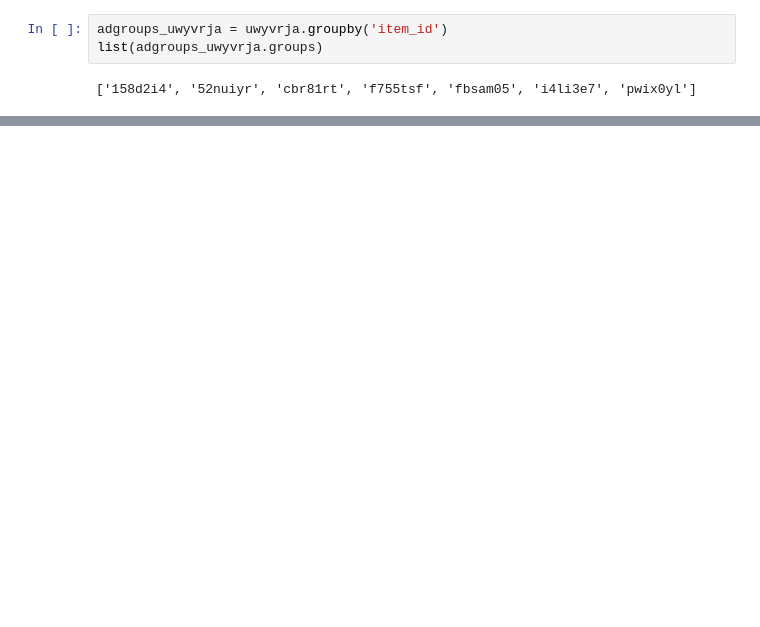
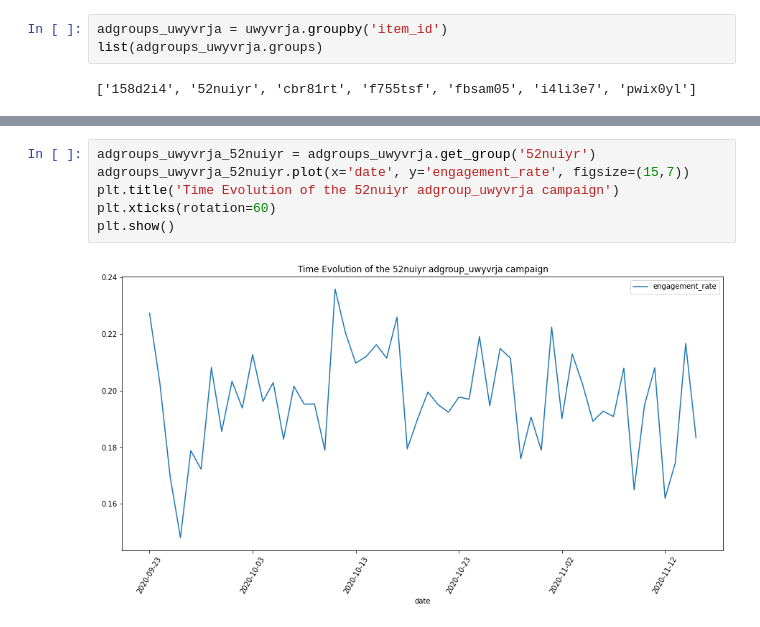
Before and after one commit to VictoriaAkintomide/algos-challenge, a Jupyter notebook: notebooks/Bayesian_bandit_data.ipynb, the cells around one changed output, grey strips where cells are left out. Drawn from its saved outputs; the diff is of its cells as text; blank space fills up the shorter version.

```diff
--- a/notebooks/Bayesian_bandit_data.ipynb
+++ b/notebooks/Bayesian_bandit_data.ipynb
@@ -165,0 +134,8 @@ groups_within_a = get_groups(a, 'item_id')
+# %%
+adgroups_uwyvrja_52nuiyr = adgroups_uwyvrja.get_group('52nuiyr')
+adgroups_uwyvrja_52nuiyr.plot(x='date', y='engagement_rate', figsize=(15,7))
+plt.title('Time Evolution of the 52nuiyr adgroup_uwyvrja campaign')
+plt.xticks(rotation=60)
+plt.show()
+# %% [output]
+[figure, added]
```
Also changed, not shown: parts of 68 cells of this notebook.
